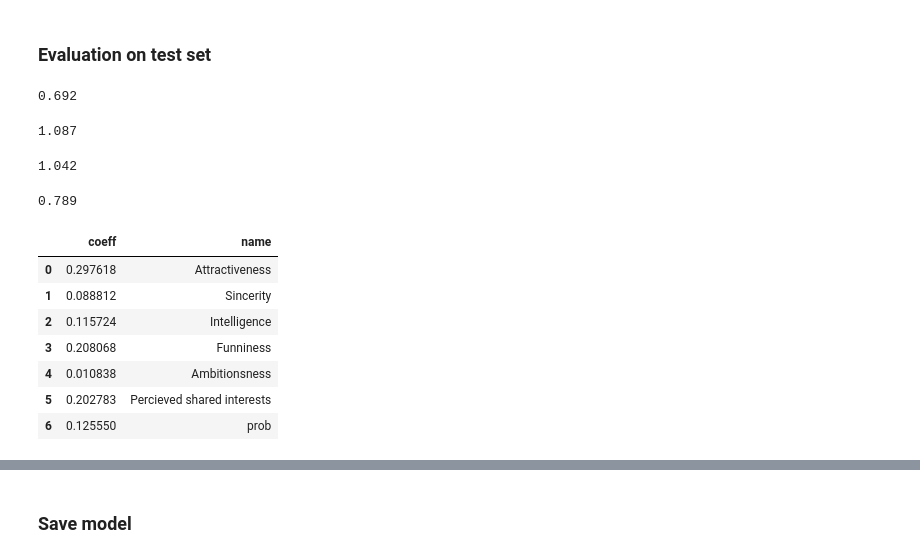
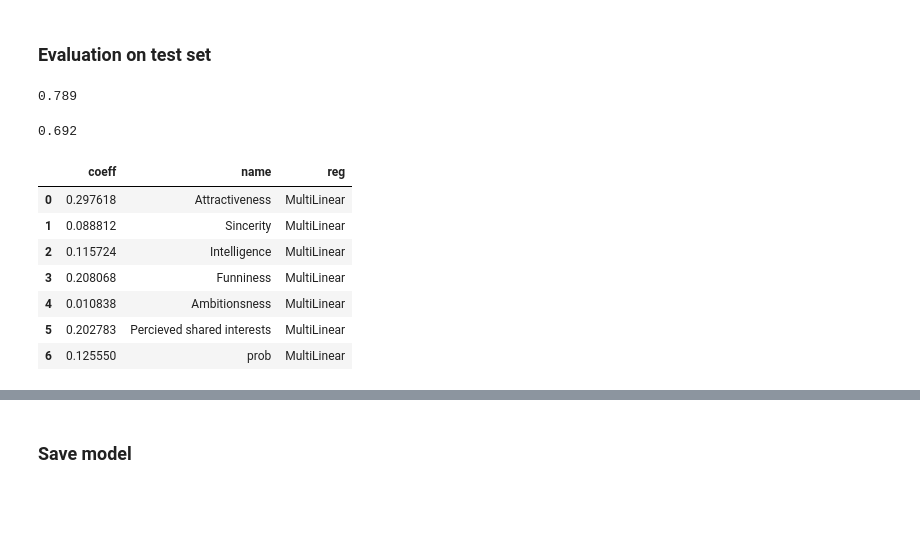
Before and after one commit to SvenWeiss-HDM/Projektgruppe_A, a Jupyter notebook: notebooks/draft-analysis_r.ipynb, the cells around one changed output, grey strips where cells are left out. Cells and saved outputs as stored; diff of their text form; code cells hidden in the pictures; blank space fills up the shorter version.

```diff
--- a/notebooks/draft-analysis_r.ipynb
+++ b/notebooks/draft-analysis_r.ipynb
@@ -432,34 +434,26 @@ round(table, 3)
 # %%
 # obtain predictions
 y_pred = reg.predict(X_test)
-# %%
-r2_score(y_test, y_pred).round(3)
-# %% [output]
-0.692
-# %%
-mean_squared_error(y_test, y_pred).round(3)
-# %% [output]
-1.087
-# %%
-mean_squared_error(y_test, y_pred, squared=False).round(3)
-# %% [output]
-1.042
-# %%
-mean_absolute_error(y_test, y_pred).round(3)
-# %% [output]
-0.789
+# %%
+print(mean_absolute_error(y_test, y_pred).round(3))
+mean_squared_error(y_test, y_pred, squared=False).round(3)
+mean_squared_error(y_test, y_pred).round(3)
+r2_score(y_test, y_pred).round(3)
+# %% [output]
+0.789
+0.692
 # %%
 importance = np.abs(reg.coef_)
 
 df_imp = pd.DataFrame({"coeff": importance,
-                       "name": features})
+                       "name": features,"reg":"MultiLinear"})
 df_imp
 # %% [output]
-|  | coeff | name |
-| 0 | 0.297618 | Attractiveness |
-| 1 | 0.088812 | Sincerity |
-| 2 | 0.115724 | Intelligence |
-| 3 | 0.208068 | Funniness |
-| 4 | 0.010838 | Ambitionsness |
-| 5 | 0.202783 | Percieved shared interests |
-| 6 | 0.125550 | prob |
+|  | coeff | name | reg |
+| 0 | 0.297618 | Attractiveness | MultiLinear |
+| 1 | 0.088812 | Sincerity | MultiLinear |
+| 2 | 0.115724 | Intelligence | MultiLinear |
+| 3 | 0.208068 | Funniness | MultiLinear |
+| 4 | 0.010838 | Ambitionsness | MultiLinear |
+| 5 | 0.202783 | Percieved shared interests | MultiLinear |
+| 6 | 0.125550 | prob | MultiLinear |
```
Also changed, not shown: parts of 18 cells of this notebook, 1 other file.
